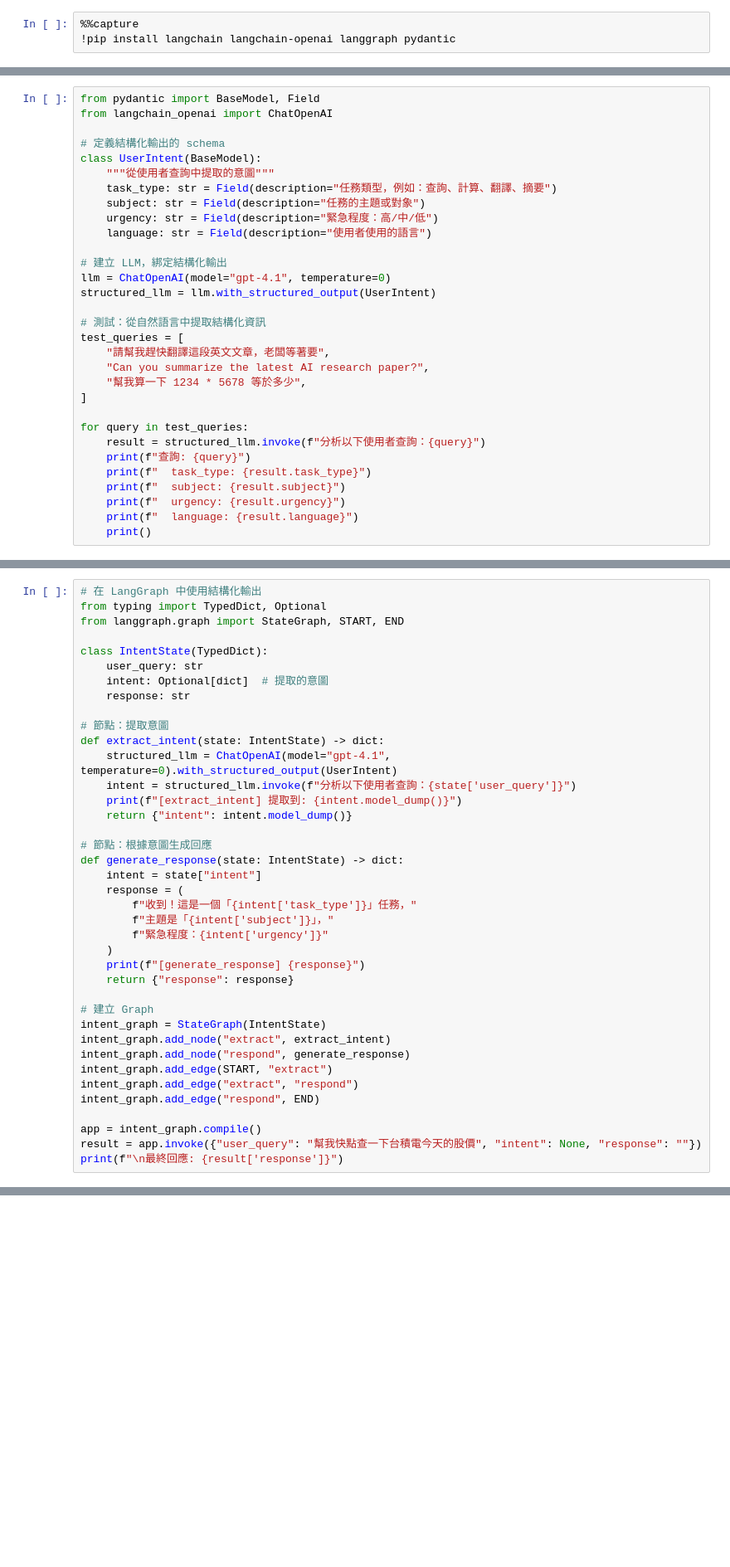
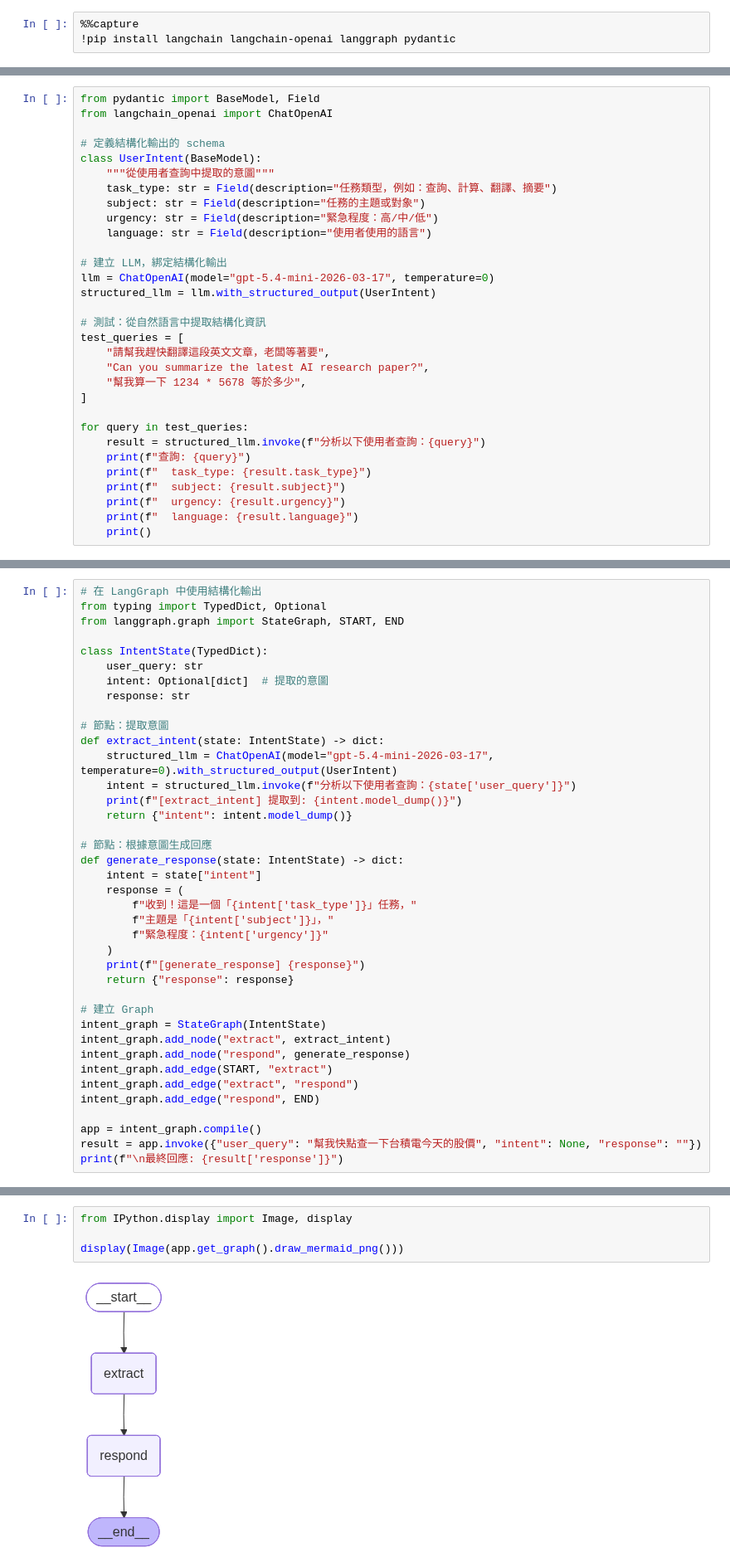
Before and after one commit to ywchiu/hp_agent, a Jupyter notebook: code/01_LangGraph_Core_Design.ipynb, the cells around one changed output, grey strips where cells are left out. Shown at 83% size. Drawn from its saved outputs; the diff is of its cells as text; blank space fills up the shorter version.

```diff
--- a/code/01_LangGraph_Core_Design.ipynb
+++ b/code/01_LangGraph_Core_Design.ipynb
@@ -157,7 +172,7 @@ class UserIntent(BaseModel):
     language: str = Field(description="使用者使用的語言")
 
 # 建立 LLM，綁定結構化輸出
-llm = ChatOpenAI(model="gpt-4.1", temperature=0)
+llm = ChatOpenAI(model="gpt-5.4-mini-2026-03-17", temperature=0)
 structured_llm = llm.with_structured_output(UserIntent)
 
 # 測試：從自然語言中提取結構化資訊
@@ -187,7 +220,7 @@ class IntentState(TypedDict):
 
 # 節點：提取意圖
 def extract_intent(state: IntentState) -> dict:
-    structured_llm = ChatOpenAI(model="gpt-4.1", temperature=0).with_structured_output(UserIntent)
+    structured_llm = ChatOpenAI(model="gpt-5.4-mini-2026-03-17", temperature=0).with_structured_output(UserIntent)
     intent = structured_llm.invoke(f"分析以下使用者查詢：{state['user_query']}")
     print(f"[extract_intent] 提取到: {intent.model_dump()}")
     return {"intent": intent.model_dump()}
@@ -217,3 +255,9 @@ print(f"\n最終回應: {result['response']}")
+# %%
+from IPython.display import Image, display
+
+display(Image(app.get_graph().draw_mermaid_png()))
+# %% [output]
+[figure, added]
 # %% [markdown]
 ---
 ## 5. 實作 ReAct Pattern
```
Also changed, not shown: parts of 19 cells of this notebook, 5 other files.
